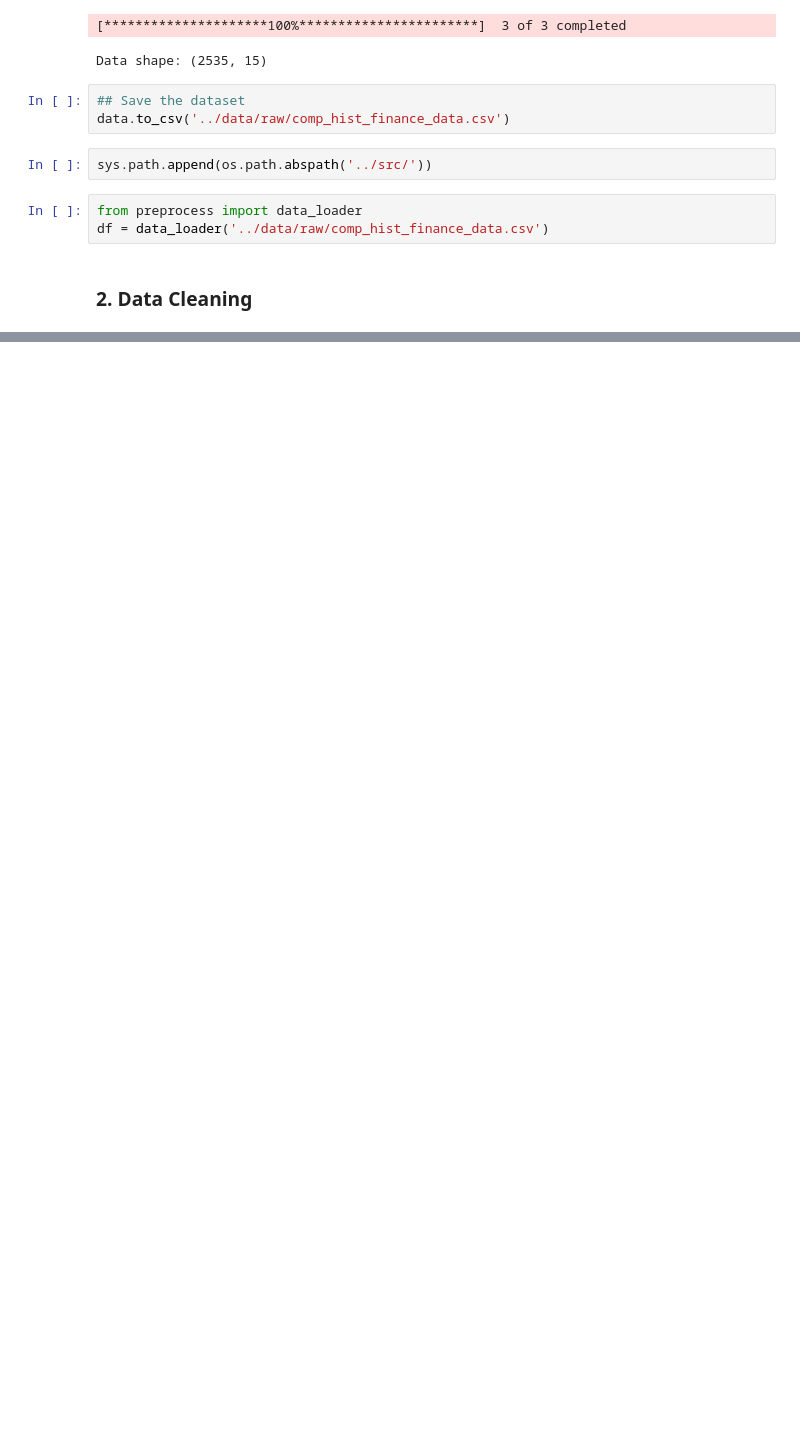
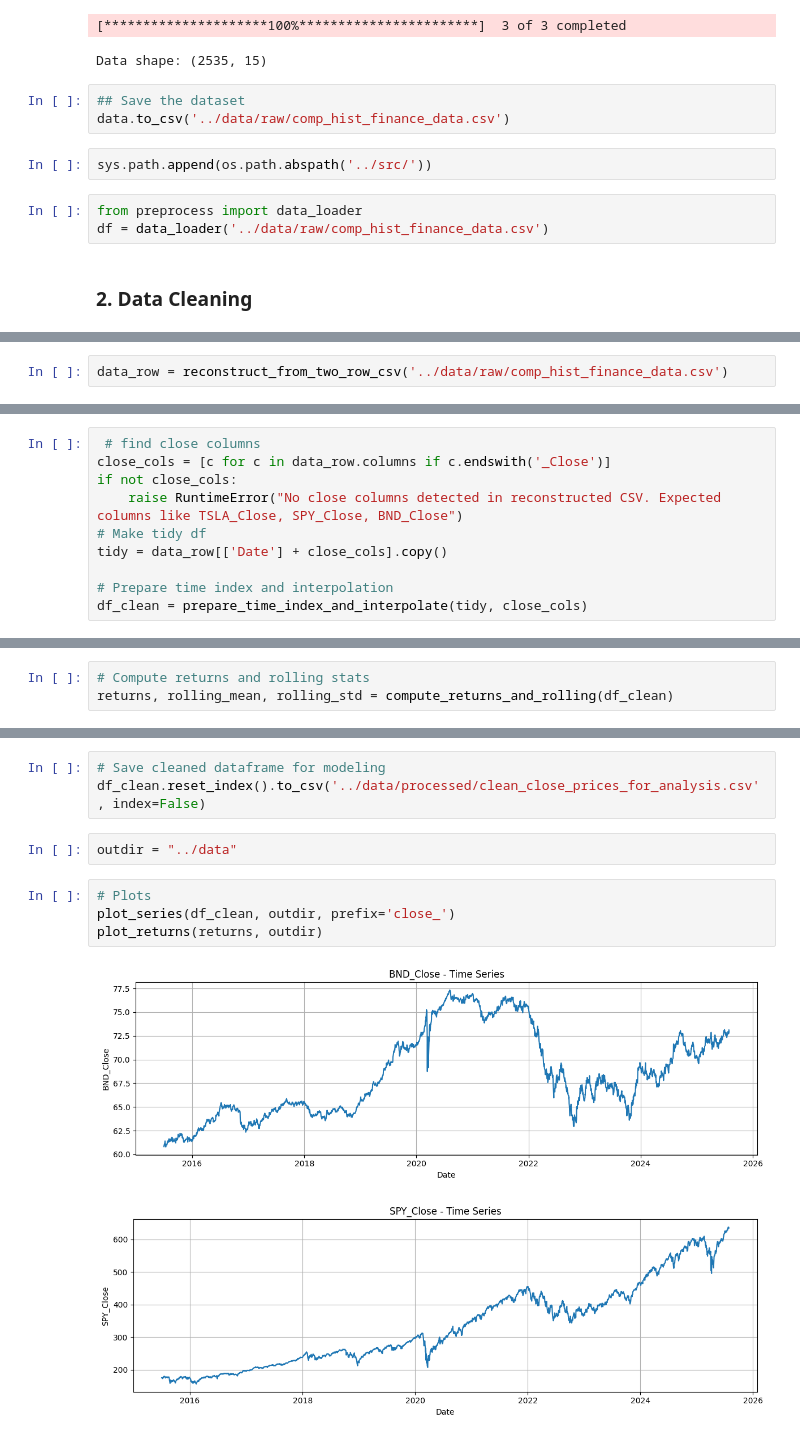
Before and after one commit to tegbiye/TSForecasting4Portfolio_Management_Optimization, a Jupyter notebook: notebooks/preprocess-explore.ipynb, the cells around one changed output, grey strips where cells are left out. Cells and saved outputs as stored; diff of their text form; blank space fills up the shorter version.

```diff
--- a/notebooks/preprocess-explore.ipynb
+++ b/notebooks/preprocess-explore.ipynb
@@ -96,0 +49,2 @@ for ticker in tickers:
+# %%
+data_row = reconstruct_from_two_row_csv('../data/raw/comp_hist_finance_data.csv')
@@ -96,0 +60,10 @@ for ticker in tickers:
+# %%
+ # find close columns
+close_cols = [c for c in data_row.columns if c.endswith('_Close')]
+if not close_cols:
+    raise RuntimeError("No close columns detected in reconstructed CSV. Expected columns like TSLA_Close, SPY_Close, BND_Close")
+# Make tidy df
+tidy = data_row[['Date'] + close_cols].copy()
+
+# Prepare time index and interpolation
+df_clean = prepare_time_index_and_interpolate(tidy, close_cols)
@@ -96,0 +97,3 @@ for ticker in tickers:
+# %%
+# Compute returns and rolling stats
+returns, rolling_mean, rolling_std = compute_returns_and_rolling(df_clean)
@@ -96,0 +182,12 @@ for ticker in tickers:
+# %%
+# Save cleaned dataframe for modeling
+df_clean.reset_index().to_csv('../data/processed/clean_close_prices_for_analysis.csv', index=False)
+# %%
+outdir = "../data"
+# %%
+# Plots
+plot_series(df_clean, outdir, prefix='close_')
+plot_returns(returns, outdir)
+# %% [output]
+[figure, added]
+[figure, added]
```
Also changed, not shown: parts of 28 cells of this notebook, 1 other file.
